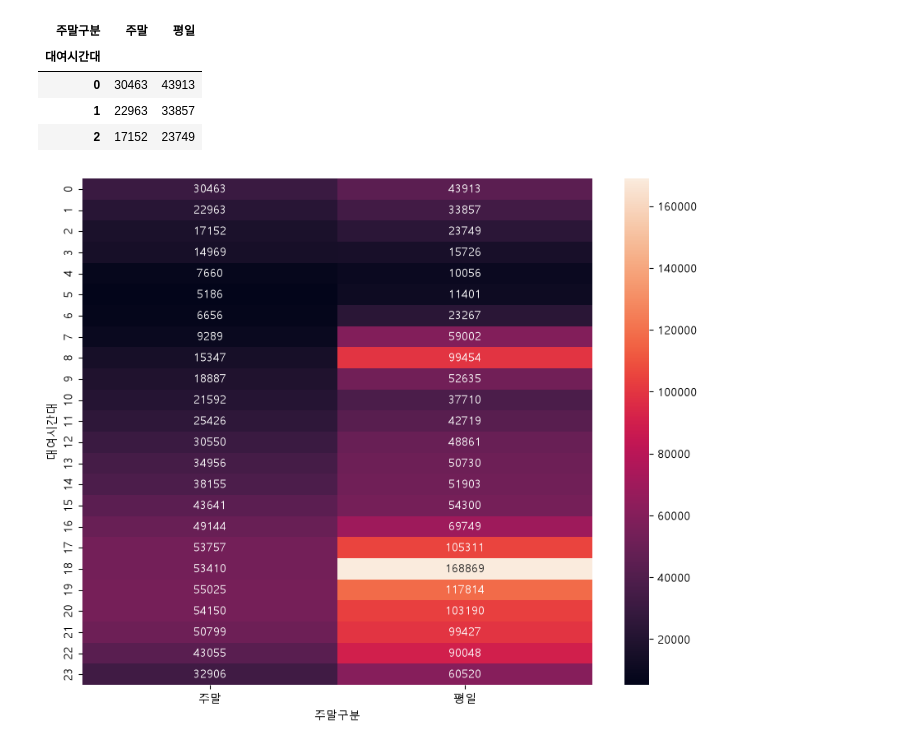
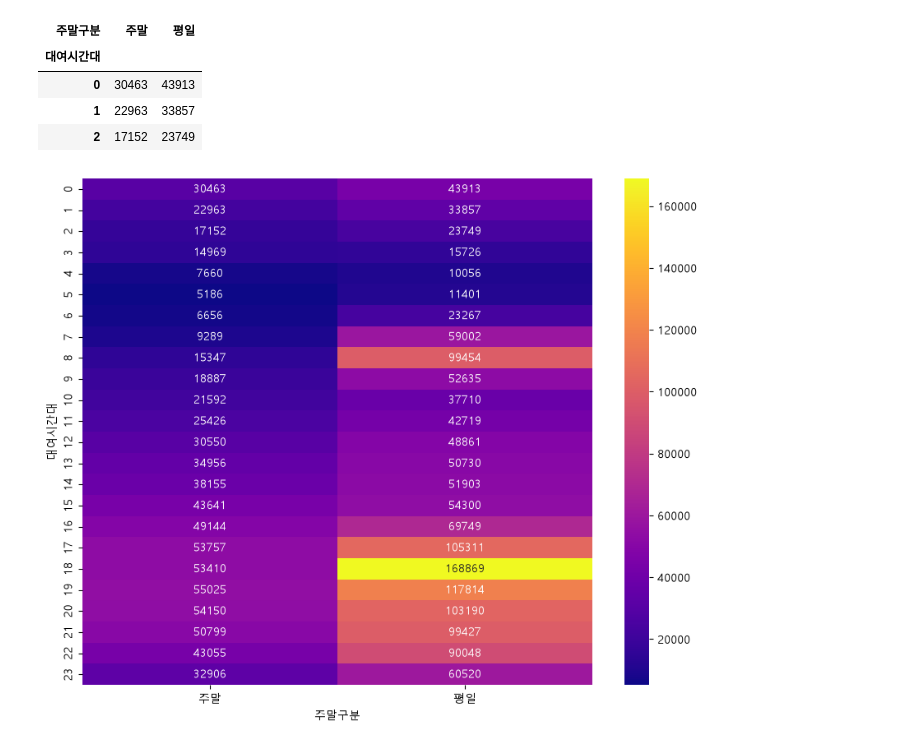
Before and after one commit to Hayden-Shin-Dev/20260617, a Jupyter notebook: src/bikerental-exercise.ipynb, the cells around one changed output. Drawn from its saved outputs; the diff is of its cells as text; code cells hidden in the pictures.

```diff
--- a/src/bikerental-exercise.ipynb
+++ b/src/bikerental-exercise.ipynb
@@ -455,7 +455,7 @@ hourly_weekend_ride.head(3)
 | 2 | 17152 | 23749 |
 # %%
 plt.figure(figsize=(10,8))
-sns.heatmap(data=hourly_weekend_ride, annot=True, fmt='d')
+sns.heatmap(data=hourly_weekend_ride, annot=True, fmt='d', cmap='plasma')
 pass
 # %% [output]
-[figure, old version]
+[figure, new version]
```
Also changed, not shown: parts of 17 cells of this notebook.
